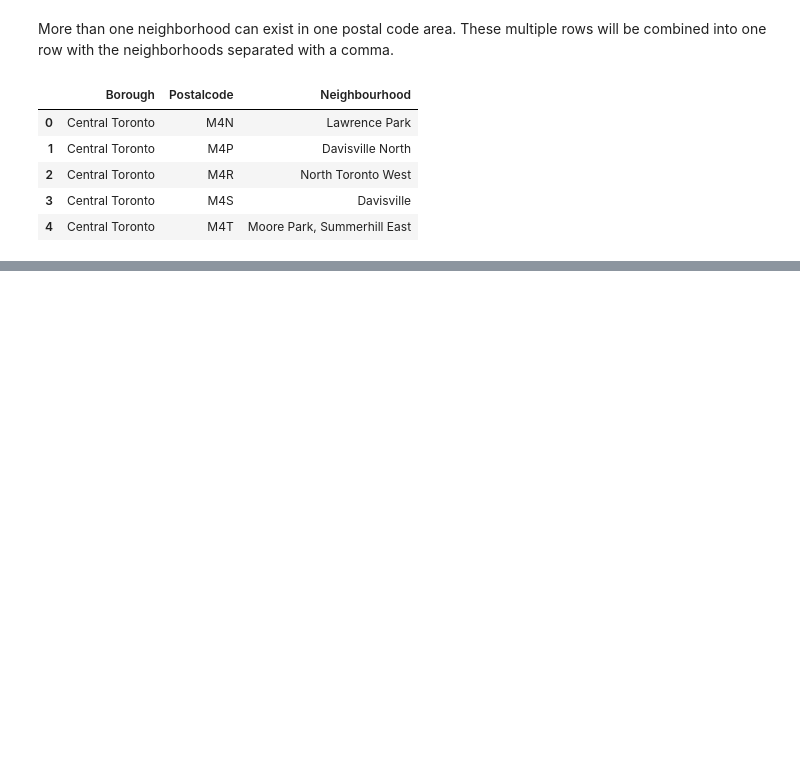
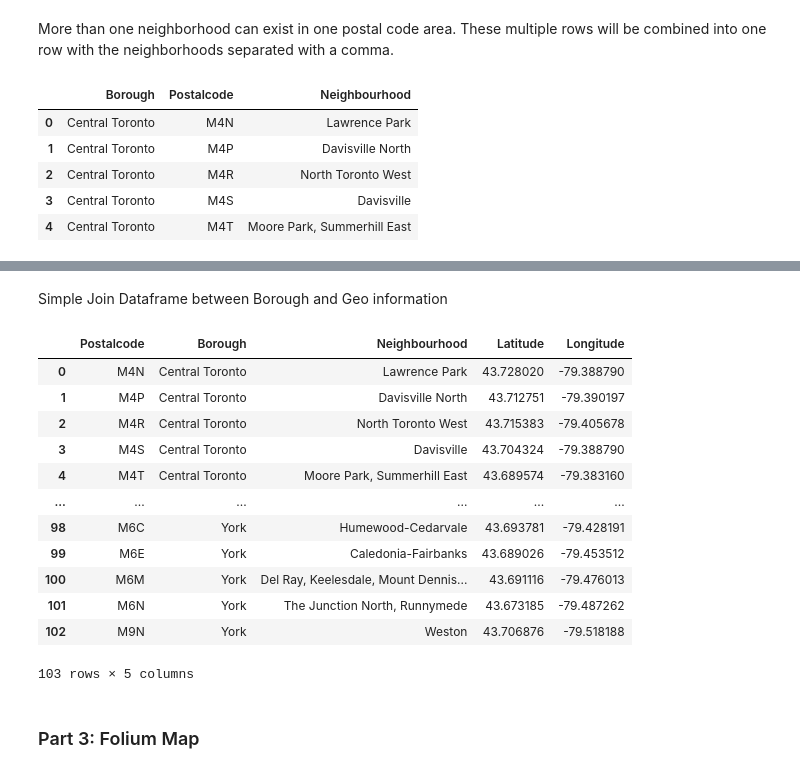
Before and after one commit to fabiomoschella/Coursera_Capstone, a Jupyter notebook: FM_Capstone_Project_Notebook.ipynb, the cells around one changed output, grey strips where cells are left out. Cells and saved outputs as stored; diff of their text form; code cells hidden in the pictures; blank space fills up the shorter version.

```diff
--- a/FM_Capstone_Project_Notebook.ipynb
+++ b/FM_Capstone_Project_Notebook.ipynb
@@ -52,0 +83,5 @@ df.head()
+# %%
+csvfile='http://cocl.us/Geospatial_data'
+dfGeo = pd.read_csv(csvfile)
+dfGeo.rename(columns={'Postal Code':'Postalcode'},inplace=True)
+dfGeo
@@ -52,0 +102,35 @@ df.head()
+# %% [markdown]
+Simple Join Dataframe between Borough and Geo information
+# %%
+sKey='Postalcode'
+#BEGIN
+if sKey in df.columns:
+  df.set_index(sKey,inplace=True)
+
+if sKey in dfGeo.columns:
+   dfGeo.set_index(sKey,inplace=True)
+#END
+
+dfFinal= df.join(dfGeo,on='Postalcode',rsuffix='right_')
+
+df.reset_index(inplace=True)
+dfGeo.reset_index(inplace=True)
+dfFinal.reset_index(inplace=True)
+
+dfFinal
+# %% [output]
+|  | Postalcode | Borough | Neighbourhood | Latitude | Longitude |
+| 0 | M4N | Central Toronto | Lawrence Park | 43.728020 | -79.388790 |
+| 1 | M4P | Central Toronto | Davisville North | 43.712751 | -79.390197 |
+| 2 | M4R | Central Toronto | North Toronto West | 43.715383 | -79.405678 |
+| 3 | M4S | Central Toronto | Davisville | 43.704324 | -79.388790 |
+| 4 | M4T | Central Toronto | Moore Park, Summerhill East | 43.689574 | -79.383160 |
+| ... | ... | ... | ... | ... | ... |
+| 98 | M6C | York | Humewood-Cedarvale | 43.693781 | -79.428191 |
+| 99 | M6E | York | Caledonia-Fairbanks | 43.689026 | -79.453512 |
+| 100 | M6M | York | Del Ray, Keelesdale, Mount Dennis... | 43.691116 | -79.476013 |
+| 101 | M6N | York | The Junction North, Runnymede | 43.673185 | -79.487262 |
+| 102 | M9N | York | Weston | 43.706876 | -79.518188 |
+103 rows × 5 columns
+# %% [markdown]
+### Part 3: Folium Map
```
Also changed, not shown: parts of 11 cells of this notebook.
